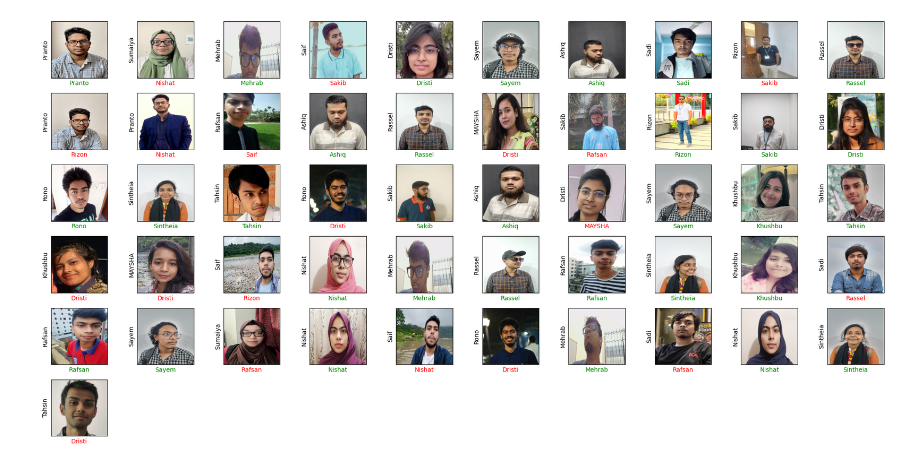
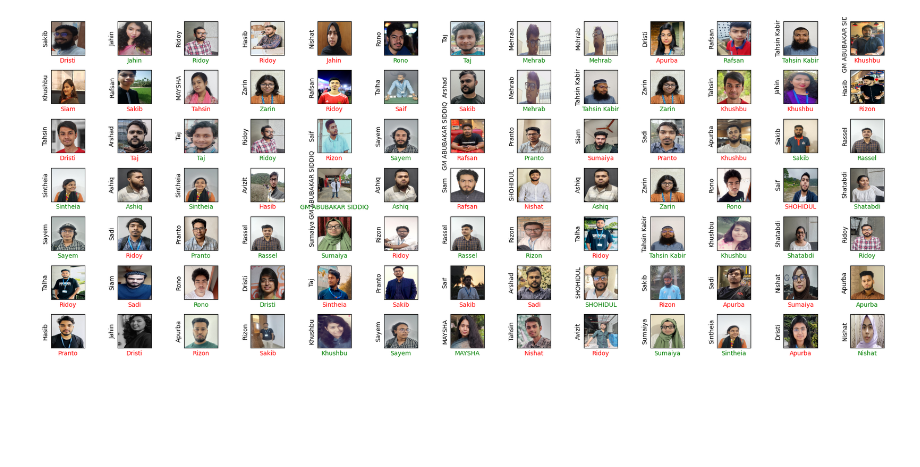
Before and after one commit to mahmud-ashiq/CVPR, a Jupyter notebook: final/facial_recognition/cnn_model.ipynb, the cells around one changed output. Drawn from its saved outputs; the diff is of its cells as text; code cells hidden in the pictures; blank space fills up the shorter version.

```diff
--- a/final/facial_recognition/cnn_model.ipynb
+++ b/final/facial_recognition/cnn_model.ipynb
@@ -10,5 +10,5 @@ from tensorflow.keras.callbacks import EarlyStopping, ReduceLROnPlateau
 # %%
-load_dir = 'F:/OneDrive - American International University-Bangladesh/Semester-10/COMPUTER VISION AND PATTERN RECOGNITION/CVPR/final/facial_recognition'
+load_dir = './CVPR/final/facial_recognition'
 
 pickle_in = open(os.path.join(load_dir, "categories.pickle"), "rb")
 categories = pickle.load(pickle_in)
@@ -57,11 +57,11 @@ model = keras.Sequential([
     layers.MaxPooling2D(pool_size=(2,2)),
 
     layers.Flatten(),
-    layers.Dense(512, activation='relu'),
-    layers.Dropout(0.5),
+    layers.Dense(1024, activation='relu'),
+    layers.Dropout(0.2),
 
     ## output layer
-    layers.Dense(18, activation='softmax')
+    layers.Dense(32, activation='softmax')
 ])
 model.summary()
 # %% [output]
@@ -84,12 +84,12 @@ Non-trainable params: 1,216
 _________________________________________________________________
 # %%
 model.compile(
-    optimizer=keras.optimizers.Adam(learning_rate=0.0001),
+    optimizer=keras.optimizers.Adam(learning_rate=0.0003),
     loss='sparse_categorical_crossentropy',
     metrics=['accuracy']
 )
 # %%
-cb = EarlyStopping(monitor='val_loss', min_delta=0.01, patience=5, restore_best_weights=True)
+cb = EarlyStopping(monitor='val_loss', min_delta=0.005, patience=5, restore_best_weights=True)
 
 
 h = model.fit(x=X_train, y=y_train, batch_size=32, epochs=150, validation_data=(X_valid, y_valid), callbacks=[cb], verbose=1)
@@ -151,25 +151,19 @@ model_path = 'F:/OneDrive - American International University-Bangladesh/Semeste
 
 model.save(os.path.join(model_path, "cnn.h5"))
 # %%
-rows = 5
-cols = 5
-
 plt.figure(figsize=(20,10))
 for i in range(len(X_test)):
-
-    plt.subplot(6, 10, i+1)
+    plt.subplot(9, 13, i+1)
     plt.imshow(X_test[i].astype(np.uint8))
     plt.xticks([])
     plt.yticks([])
     plt.ylabel(categories[y_test[i]])
     if y_test[i] == np.argmax(predictions[i]):
         plt.xlabel(categories[np.argmax(predictions[i])], color='g')
     else:
         plt.xlabel(categories[np.argmax(predictions[i])], color='r')
 
-
-
 plt.tight_layout()
 plt.show()
 # %% [output]
-[figure, old version]
+[figure, new version]
```
Also changed, not shown: parts of 7 cells of this notebook, 1 other file.
